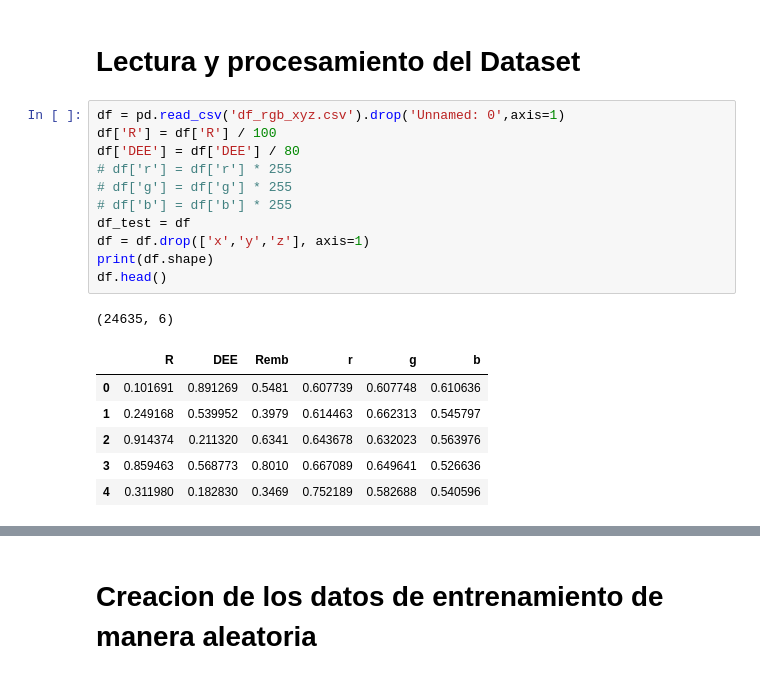
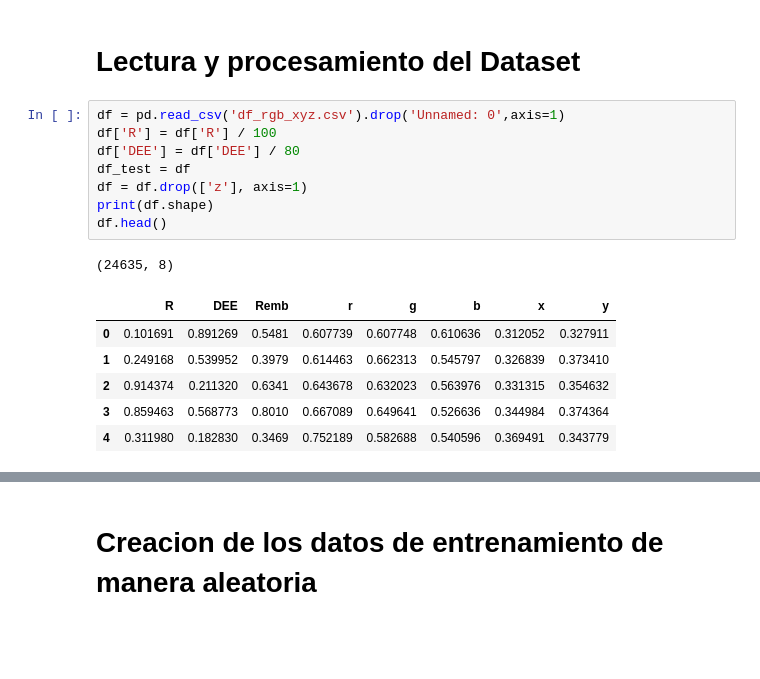
Before and after one commit to DvdRivas/MachineLearningProjects, a Jupyter notebook: Plasmonic Colors/SecondApproach.ipynb, the cells around one changed output, grey strips where cells are left out. Drawn from its saved outputs; the diff is of its cells as text; blank space fills up the shorter version.

```diff
--- a/Plasmonic Colors/SecondApproach.ipynb
+++ b/Plasmonic Colors/SecondApproach.ipynb
@@ -40,19 +44,16 @@ Successfully installed graphviz-0.20.1
 # %%
 df = pd.read_csv('df_rgb_xyz.csv').drop('Unnamed: 0',axis=1)
 df['R'] = df['R'] / 100
 df['DEE'] = df['DEE'] / 80
-# df['r'] = df['r'] * 255
-# df['g'] = df['g'] * 255
-# df['b'] = df['b'] * 255
 df_test = df
-df = df.drop(['x','y','z'], axis=1)
+df = df.drop(['z'], axis=1)
 print(df.shape)
 df.head()
 # %% [output]
-(24635, 6)
+(24635, 8)
-|  | R | DEE | Remb | r | g | b |
-| 0 | 0.101691 | 0.891269 | 0.5481 | 0.607739 | 0.607748 | 0.610636 |
-| 1 | 0.249168 | 0.539952 | 0.3979 | 0.614463 | 0.662313 | 0.545797 |
-| 2 | 0.914374 | 0.211320 | 0.6341 | 0.643678 | 0.632023 | 0.563976 |
-| 3 | 0.859463 | 0.568773 | 0.8010 | 0.667089 | 0.649641 | 0.526636 |
-| 4 | 0.311980 | 0.182830 | 0.3469 | 0.752189 | 0.582688 | 0.540596 |
+|  | R | DEE | Remb | r | g | b | x | y |
+| 0 | 0.101691 | 0.891269 | 0.5481 | 0.607739 | 0.607748 | 0.610636 | 0.312052 | 0.327911 |
+| 1 | 0.249168 | 0.539952 | 0.3979 | 0.614463 | 0.662313 | 0.545797 | 0.326839 | 0.373410 |
+| 2 | 0.914374 | 0.211320 | 0.6341 | 0.643678 | 0.632023 | 0.563976 | 0.331315 | 0.354632 |
+| 3 | 0.859463 | 0.568773 | 0.8010 | 0.667089 | 0.649641 | 0.526636 | 0.344984 | 0.374364 |
+| 4 | 0.311980 | 0.182830 | 0.3469 | 0.752189 | 0.582688 | 0.540596 | 0.369491 | 0.343779 |
```
Also changed, not shown: parts of 75 cells of this notebook, 2 other files.
